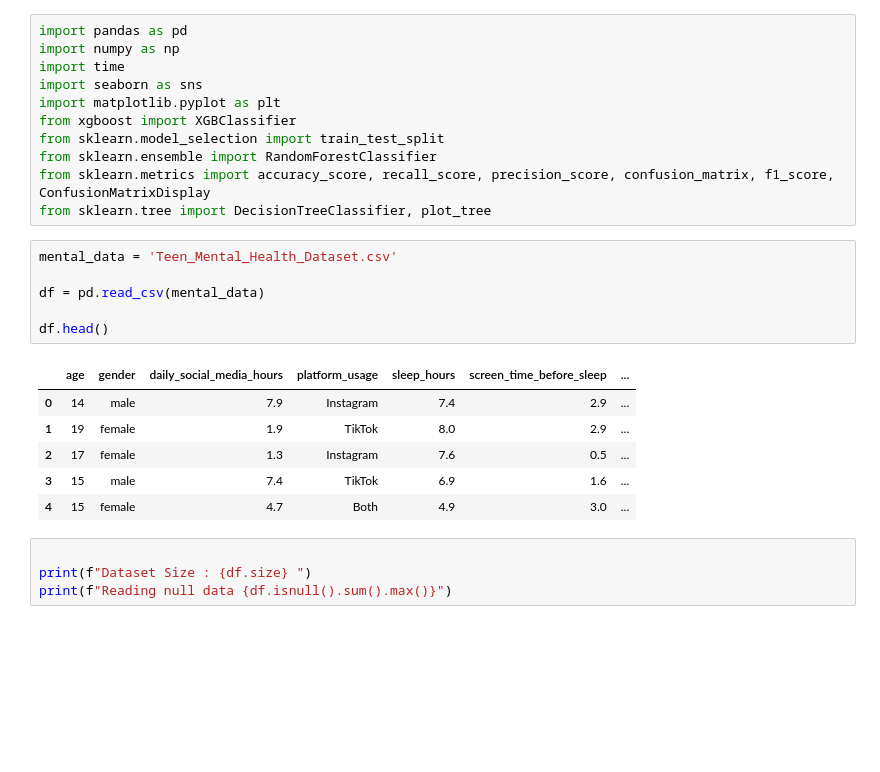
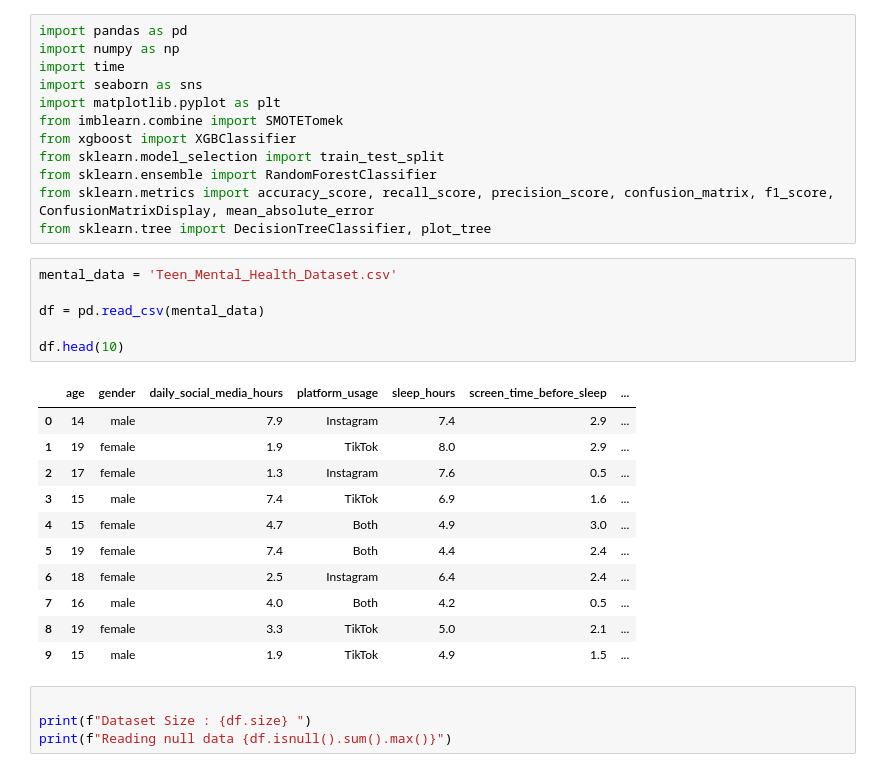
Before and after one commit to tiopramana/machine_learning, a Jupyter notebook: Project/Social_media_effect/main.ipynb, the cells around one changed output. Cells and saved outputs as stored; diff of their text form; blank space fills up the shorter version.

```diff
--- a/Project/Social_media_effect/main.ipynb
+++ b/Project/Social_media_effect/main.ipynb
@@ -4,24 +4,30 @@ import numpy as np
 import time
 import seaborn as sns
 import matplotlib.pyplot as plt
+from imblearn.combine import SMOTETomek
 from xgboost import XGBClassifier
 from sklearn.model_selection import train_test_split
 from sklearn.ensemble import RandomForestClassifier
-from sklearn.metrics import accuracy_score, recall_score, precision_score, confusion_matrix, f1_score, ConfusionMatrixDisplay
+from sklearn.metrics import accuracy_score, recall_score, precision_score, confusion_matrix, f1_score, ConfusionMatrixDisplay, mean_absolute_error
 from sklearn.tree import DecisionTreeClassifier, plot_tree
 # %%
 mental_data = 'Teen_Mental_Health_Dataset.csv'
 
 df = pd.read_csv(mental_data)
 
-df.head()
+df.head(10)
 # %% [output]
 |  | age | gender | daily_social_media_hours | platform_usage | sleep_hours | screen_time_before_sleep | ... |
 | 0 | 14 | male | 7.9 | Instagram | 7.4 | 2.9 | ... |
 | 1 | 19 | female | 1.9 | TikTok | 8.0 | 2.9 | ... |
 | 2 | 17 | female | 1.3 | Instagram | 7.6 | 0.5 | ... |
 | 3 | 15 | male | 7.4 | TikTok | 6.9 | 1.6 | ... |
 | 4 | 15 | female | 4.7 | Both | 4.9 | 3.0 | ... |
+| 5 | 19 | female | 7.4 | Both | 4.4 | 2.4 | ... |
+| 6 | 18 | female | 2.5 | Instagram | 6.4 | 2.4 | ... |
+| 7 | 16 | male | 4.0 | Both | 4.2 | 0.5 | ... |
+| 8 | 19 | female | 3.3 | TikTok | 5.0 | 2.1 | ... |
+| 9 | 15 | male | 1.9 | TikTok | 4.9 | 1.5 | ... |
 # %%
 
 print(f"Dataset Size : {df.size} ")
```
Also changed, not shown: parts of 19 cells of this notebook.
